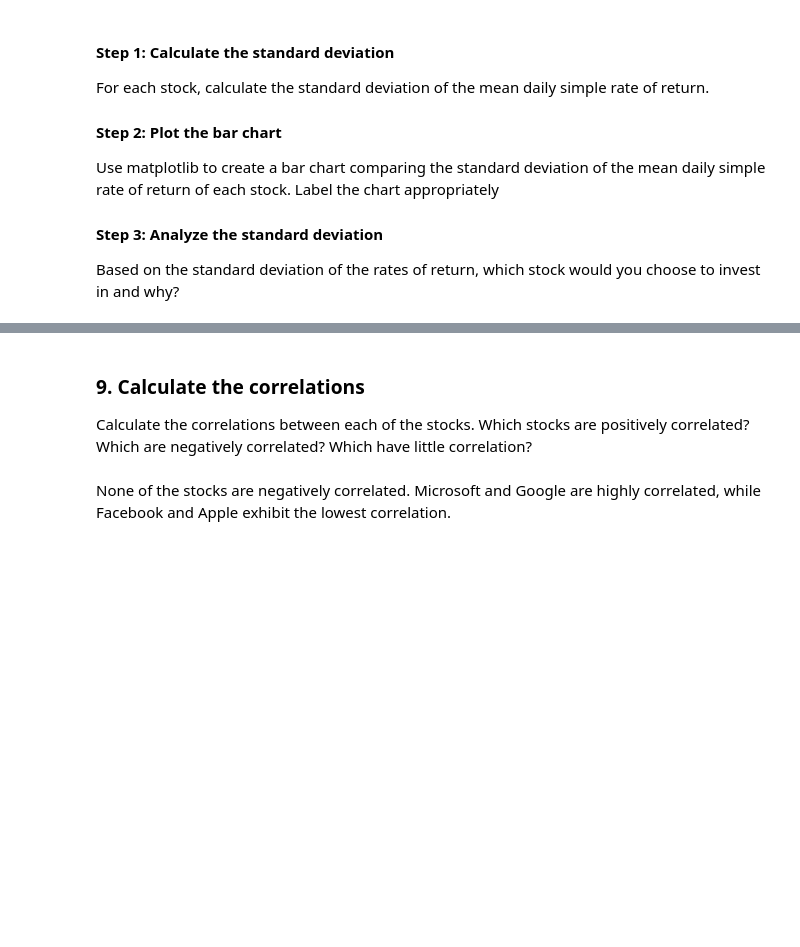
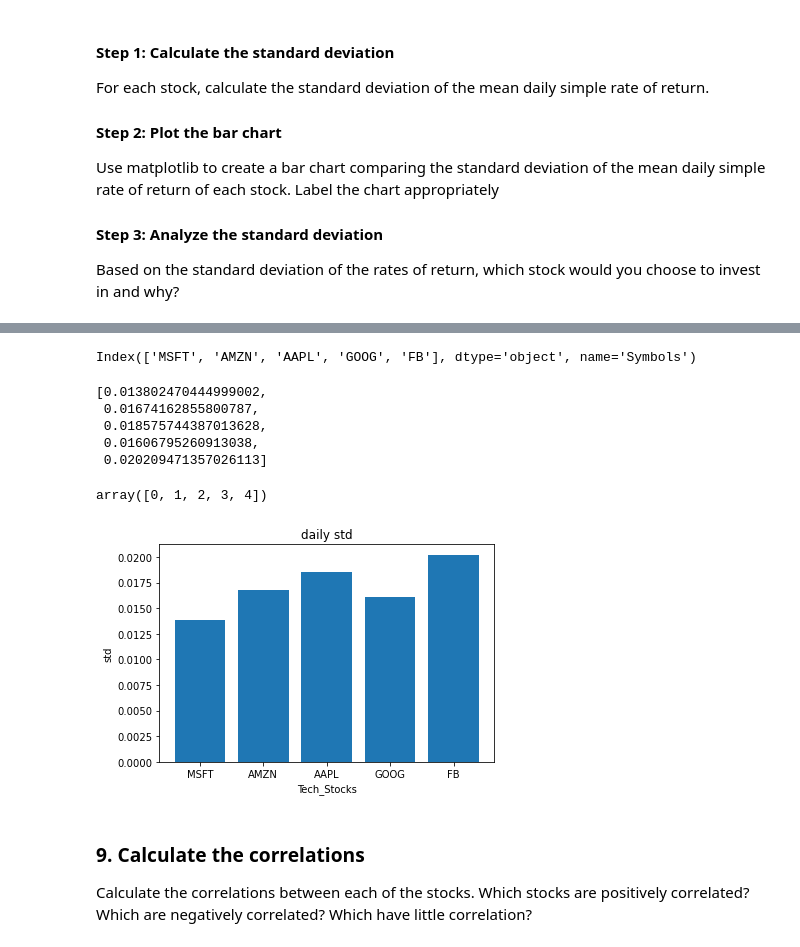
Before and after one commit to gabrielatijerina/codecademy-projects, a Jupyter notebook: visualizing_tech_stocks.ipynb, the cells around one changed output, grey strips where cells are left out. Saved outputs shown, nothing was run; the diff lists cells and outputs as text; code cells hidden in the pictures; blank space fills up the shorter version.

```diff
--- a/visualizing_tech_stocks.ipynb
+++ b/visualizing_tech_stocks.ipynb
@@ -216,0 +260,4 @@ The answer to this question depends on your investment preferences. Facebook is
+# %%
+# calculate standard deviation
+daily_std = stock_data_daily_returns.std()
+daily_std
@@ -217,5 +272,42 @@ The answer to this question depends on your investment preferences. Facebook is
+# %%
+# standard deviation index for the x axis
+daily_var.keys()
+# %% [output]
+Index(['MSFT', 'AMZN', 'AAPL', 'GOOG', 'FB'], dtype='object', name='Symbols')
+# %%
+# grab each standard deviation value for the y axis
+height = []
+for key in daily_std.keys():
+    height.append(daily_std[key])
+height
+# %% [output]
+[0.013802470444999002,
+ 0.01674162855800787,
+ 0.018575744387013628,
+ 0.01606795260913038,
+ 0.020209471357026113]
+# %%
+# arrange keys on x axis based on length
+x_pos = np.arange(len(daily_std.keys()))
+x_pos
+# %% [output]
+array([0, 1, 2, 3, 4])
+# %%
+# plot bars
+plt.bar(x_pos, height)
+
+# create names on the x-axis
+plt.xticks(x_pos, daily_std.keys())
+
+# label chart
+plt.xlabel("Tech_Stocks")
+plt.ylabel("std")
+plt.title("daily std")
+
+# show graphic
+plt.show()
+# %% [output]
+[figure, added]
 # %% [markdown]
 ### 9. Calculate the correlations
 Calculate the correlations between each of the stocks. Which stocks are positively correlated? Which are negatively correlated? Which have little correlation?
-# %% [markdown]
-None of the stocks are negatively correlated. Microsoft and Google are highly correlated, while Facebook and Apple exhibit the lowest correlation.
```
Also changed, not shown: parts of 9 cells of this notebook.
